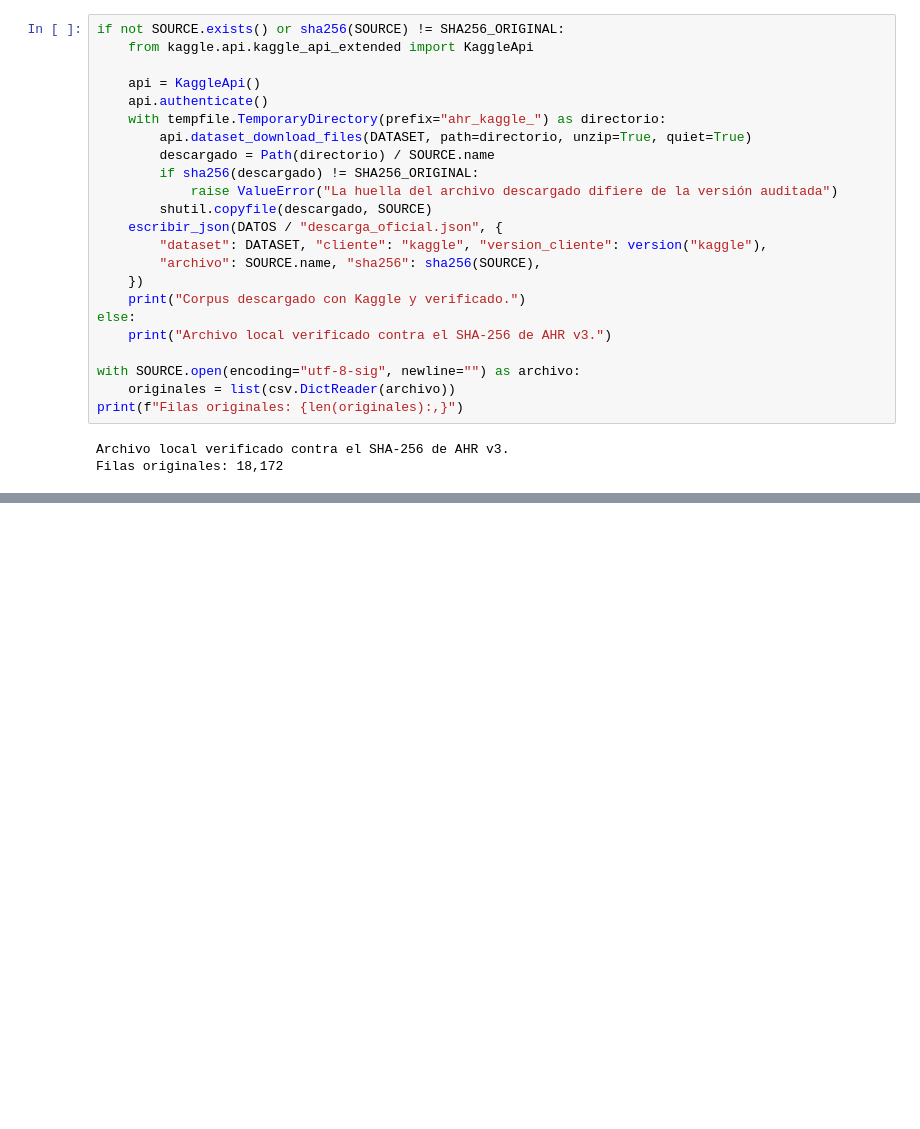
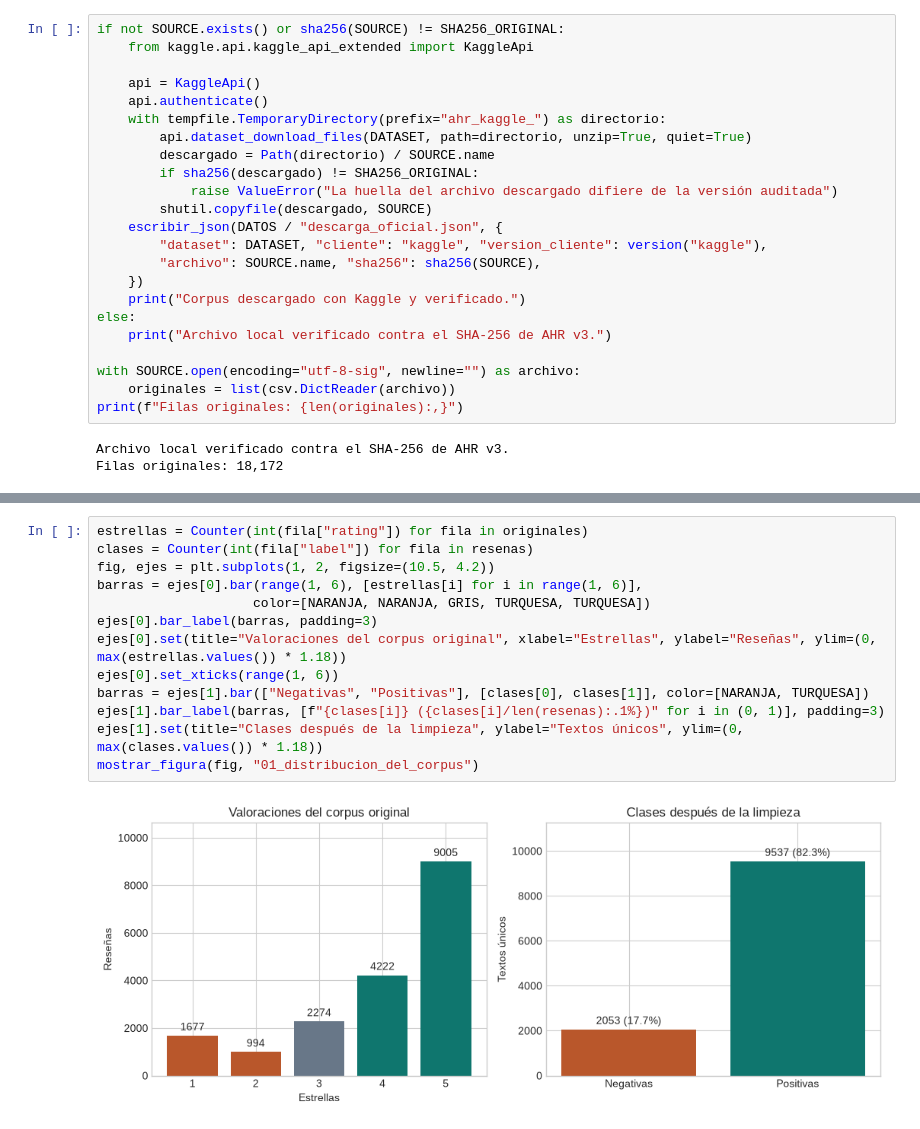
Before and after one commit to bvelastegui/hotel-reviews-ml, a Jupyter notebook: modelo_resenas.ipynb, the cells around one changed output, grey strips where cells are left out. Cells and saved outputs as stored; diff of their text form; blank space fills up the shorter version.

Commit message:
feat(datos): etiquetar y deduplicar reseñas

```diff
--- a/modelo_resenas.ipynb
+++ b/modelo_resenas.ipynb
@@ -117,0 +211,15 @@ Filas originales: 18,172
+# %%
+estrellas = Counter(int(fila["rating"]) for fila in originales)
+clases = Counter(int(fila["label"]) for fila in resenas)
+fig, ejes = plt.subplots(1, 2, figsize=(10.5, 4.2))
+barras = ejes[0].bar(range(1, 6), [estrellas[i] for i in range(1, 6)],
+                    color=[NARANJA, NARANJA, GRIS, TURQUESA, TURQUESA])
+ejes[0].bar_label(barras, padding=3)
+ejes[0].set(title="Valoraciones del corpus original", xlabel="Estrellas", ylabel="Reseñas", ylim=(0, max(estrellas.values()) * 1.18))
+ejes[0].set_xticks(range(1, 6))
+barras = ejes[1].bar(["Negativas", "Positivas"], [clases[0], clases[1]], color=[NARANJA, TURQUESA])
+ejes[1].bar_label(barras, [f"{clases[i]} ({clases[i]/len(resenas):.1%})" for i in (0, 1)], padding=3)
+ejes[1].set(title="Clases después de la limpieza", ylabel="Textos únicos", ylim=(0, max(clases.values()) * 1.18))
+mostrar_figura(fig, "01_distribucion_del_corpus")
+# %% [output]
+[figure, added]
```
Also changed, not shown: parts of 2 cells of this notebook.
